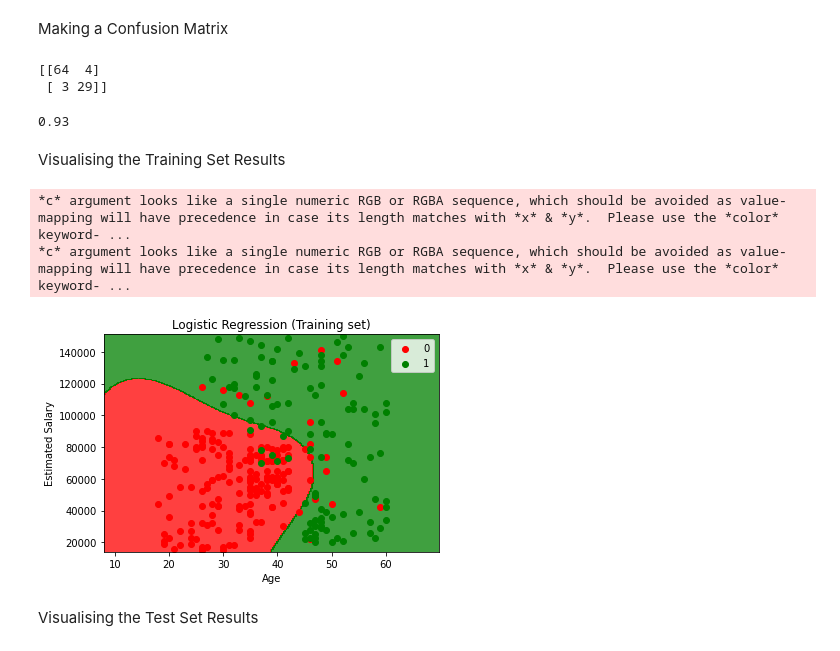
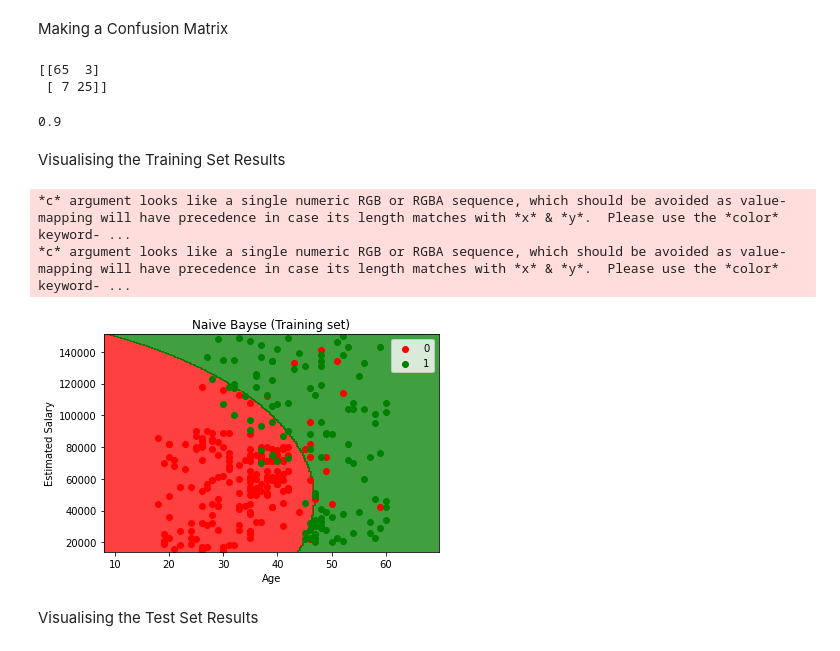
Before and after one commit to aruj900/Python, a Jupyter notebook: MLUdemy/Classification/Naive_Bayes/naive_bayes.ipynb, the cells around one changed output. Cells and saved outputs as stored; diff of their text form; code cells hidden in the pictures.

```diff
--- a/MLUdemy/Classification/Naive_Bayes/naive_bayes.ipynb
+++ b/MLUdemy/Classification/Naive_Bayes/naive_bayes.ipynb
@@ -27,7 +27,7 @@ X_test = sc.transform(X_test)
 # %% [markdown]
 Training the Logistic Regression Model
 # %%
-from sklearn.svm import SVC
-classifier = SVC(kernel='rbf', random_state=0)
+from sklearn.naive_bayes import GaussianNB
+classifier = GaussianNB()
 classifier.fit(X_train,y_train)
 # %% [output]
@@ -68,31 +68,31 @@ from sklearn.metrics import confusion_matrix, accuracy_score
 print(confusion_matrix(y_test,y_pred))
 accuracy_score(y_test,y_pred)
 # %% [output]
-[[64  4]
- [ 3 29]]
+[[65  3]
+ [ 7 25]]
-0.93
+0.9
 # %% [markdown]
 Visualising the Training Set Results
 # %%
 from matplotlib.colors import ListedColormap
 X_set, y_set = sc.inverse_transform(X_train), y_train
 X1, X2 = np.meshgrid(np.arange(start = X_set[:, 0].min() - 10, stop = X_set[:, 0].max() + 10, step = 0.25),
                      np.arange(start = X_set[:, 1].min() - 1000, stop = X_set[:, 1].max() + 1000, step = 0.25))
 plt.contourf(X1, X2, classifier.predict(sc.transform(np.array([X1.ravel(), X2.ravel()]).T)).reshape(X1.shape),
              alpha = 0.75, cmap = ListedColormap(('red', 'green')))
 plt.xlim(X1.min(), X1.max())
 plt.ylim(X2.min(), X2.max())
 for i, j in enumerate(np.unique(y_set)):
     plt.scatter(X_set[y_set == j, 0], X_set[y_set == j, 1], c = ListedColormap(('red', 'green'))(i), label = j)
-plt.title('Kernal SVM (Training set)')
+plt.title('Naive Bayse (Training set)')
 plt.xlabel('Age')
 plt.ylabel('Estimated Salary')
 plt.legend()
 plt.show()
 # %% [output]
 *c* argument looks like a single numeric RGB or RGBA sequence, which should be avoided as value-mapping will have precedence in case its length matches with *x* & *y*.  Please use the *color* keyword- ...
 *c* argument looks like a single numeric RGB or RGBA sequence, which should be avoided as value-mapping will have precedence in case its length matches with *x* & *y*.  Please use the *color* keyword- ...
-[figure, old version]
+[figure, new version]
 # %% [markdown]
 Visualising the Test Set Results
 # %%
```
Also changed, not shown: parts of 4 cells of this notebook, 2 other files.
